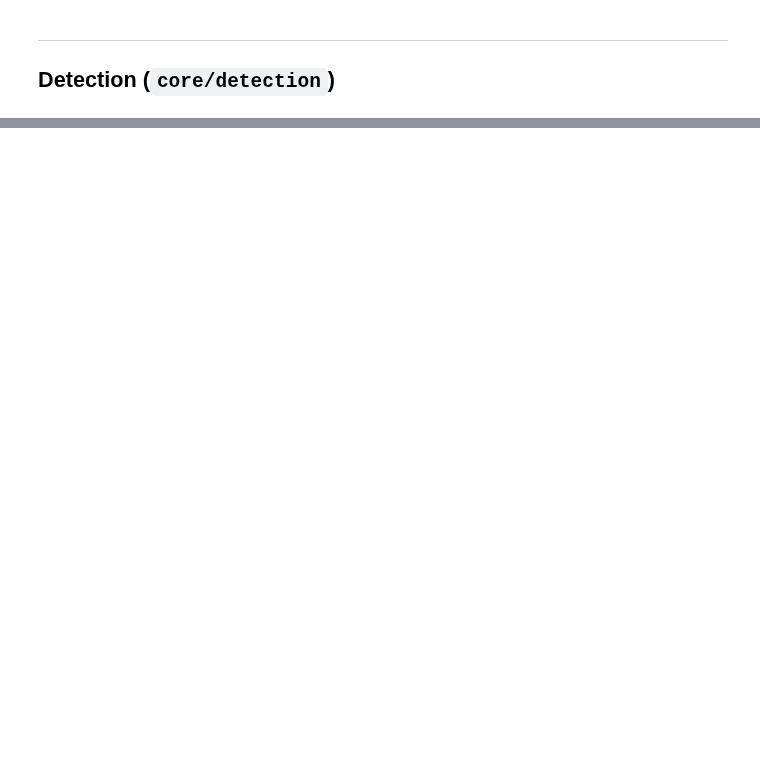
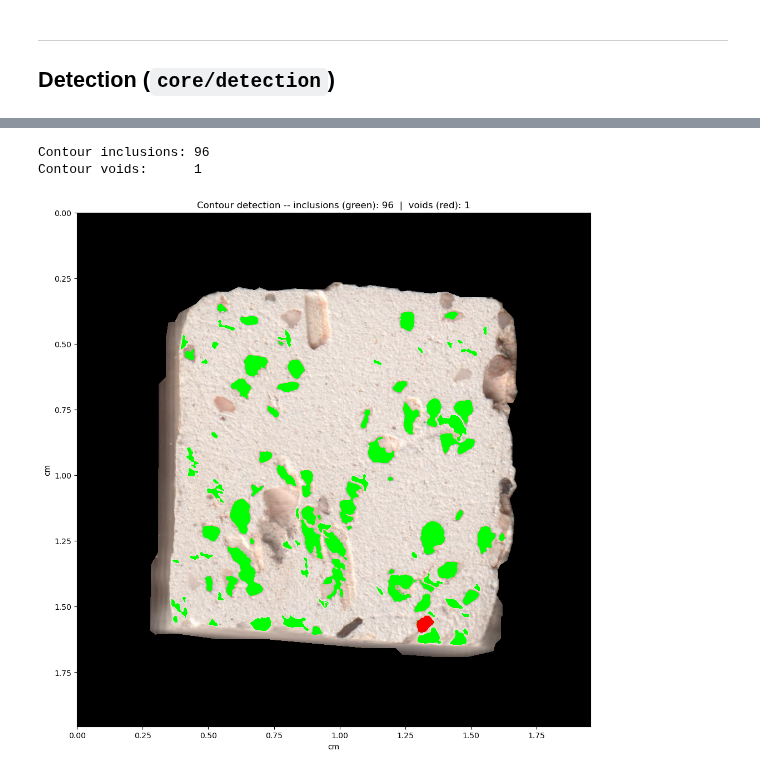
Before and after one commit to aleciaco/AMFOrA_public, a Jupyter notebook: examples/Test_Bars.ipynb, the cells around one changed output, grey strips where cells are left out. Drawn from its saved outputs; the diff is of its cells as text; code cells hidden in the pictures; blank space fills up the shorter version.

```diff
--- a/examples/Test_Bars.ipynb
+++ b/examples/Test_Bars.ipynb
@@ -171,0 +172,20 @@ Text(0.5, 1.0, 'Inclusions (green): 7  |  Voids (red): 0')
+# %%
+# contour_detection -- contour-based feature detection (better for angular/irregular shapes)
+contour_results = AMFOrA_public.contour_detection(masked_img, scan_dpi=SCAN_DPI)
+
+print(f"Contour inclusions: {contour_results['total_inclusions']}")
+print(f"Contour voids:      {contour_results['total_voids']}")
+
+# Draw contours on the masked image
+contour_img = masked_img.copy()
+cv2.drawContours(contour_img, contour_results['inclusions'], -1, (0, 255, 0), -1)
+cv2.drawContours(contour_img, contour_results['voids'], -1, (0, 0, 255), -1)
+
+plt.figure(figsize=(14, 12))
+imshow_cm(plt.gca(), contour_img[:, :, ::-1])
+plt.title(f"Contour detection -- inclusions (green): {contour_results['total_inclusions']}  |  voids (red): {contour_results['total_voids']}")
+plt.show()
+# %% [output]
+Contour inclusions: 96
+Contour voids:      1
+[figure, added]
```
Also changed, not shown: parts of 8 cells of this notebook, 3 other files.
